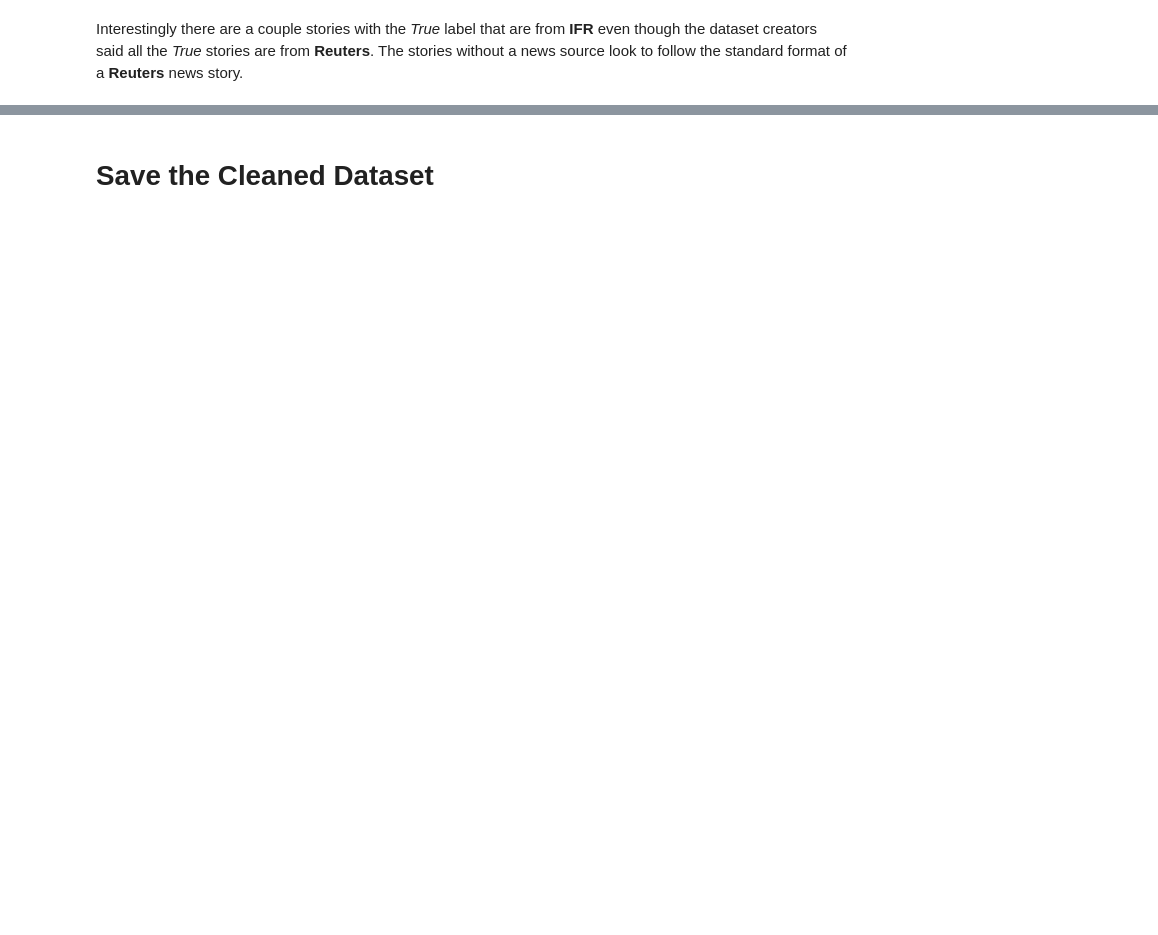
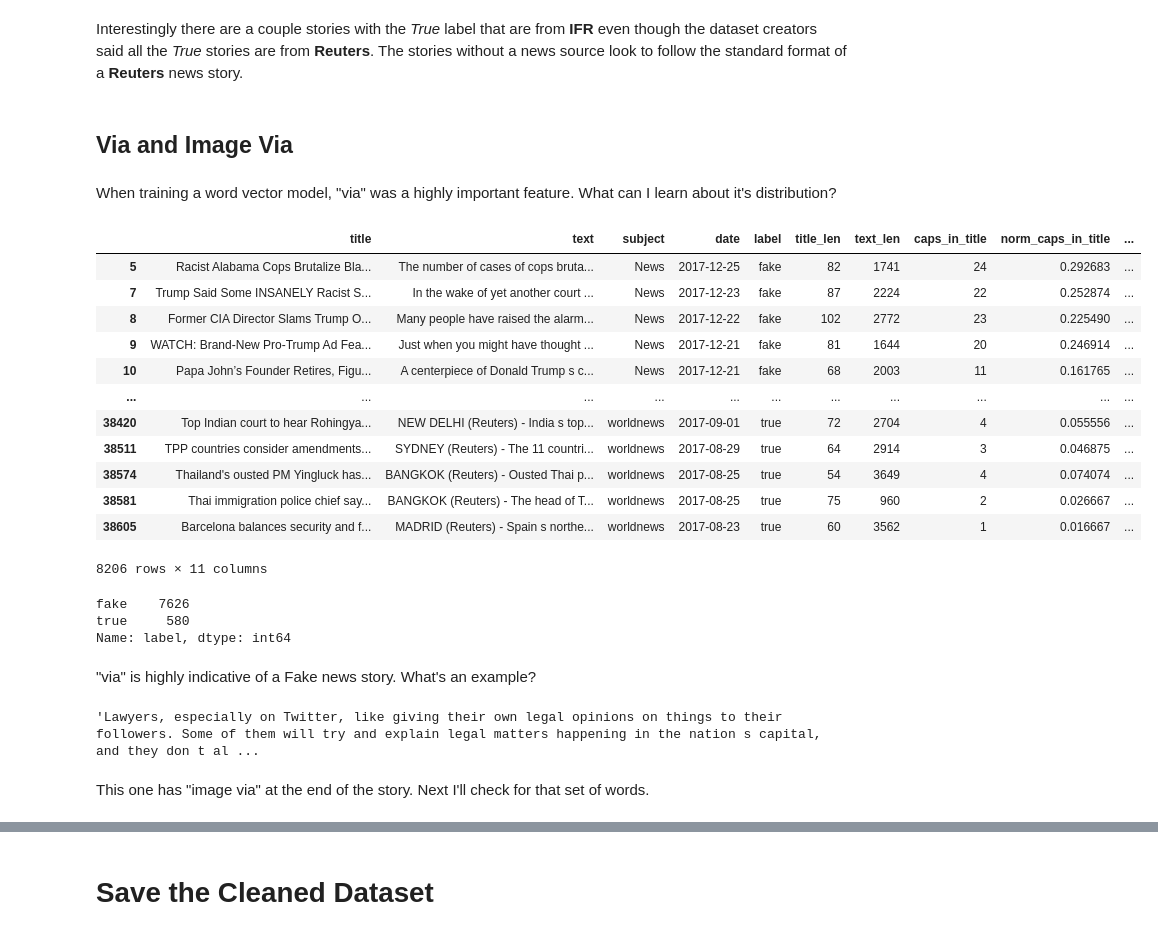
Before and after one commit to merb92/fake-news-classification, a Jupyter notebook: notebooks/eda.ipynb, the cells around one changed output, grey strips where cells are left out. Cells and saved outputs as stored; diff of their text form; code cells hidden in the pictures; blank space fills up the shorter version.

Commit message:
ADD EDA of "via" and "image via"

```diff
--- a/notebooks/eda.ipynb
+++ b/notebooks/eda.ipynb
@@ -807,3 +812,39 @@ df_true_not_reuters_paren
 | 35772 | Run or wait? Tokyo's Koike faces ... | TOKYO - Tokyo Governor Yuriko Koi... | worldnews | 2017-10-02 | true | 62 | 4975 | 4 | 0.064516 | ... |
 # %% [markdown]
 Interestingly there are a couple stories with the *True* label that are from **IFR** even though the dataset creators said all the *True* stories are from **Reuters**.  The stories without a news source look to follow the standard format of a **Reuters** news story.
+# %% [markdown]
+## Via and Image Via
+# %% [markdown]
+When training a word vector model, "via" was a highly important feature.  What can I learn about it's distribution?
+# %%
+df_via = df_clean[df_clean.text.apply(lambda news_text: check_string_for(' via', news_text))]
+# %%
+df_via
+# %% [output]
+|  | title | text | subject | date | label | title_len | text_len | caps_in_title | norm_caps_in_title | ... |
+| 5 | Racist Alabama Cops Brutalize Bla... | The number of cases of cops bruta... | News | 2017-12-25 | fake | 82 | 1741 | 24 | 0.292683 | ... |
+| 7 | Trump Said Some INSANELY Racist S... | In the wake of yet another court ... | News | 2017-12-23 | fake | 87 | 2224 | 22 | 0.252874 | ... |
+| 8 | Former CIA Director Slams Trump O... | Many people have raised the alarm... | News | 2017-12-22 | fake | 102 | 2772 | 23 | 0.225490 | ... |
+| 9 | WATCH: Brand-New Pro-Trump Ad Fea... | Just when you might have thought ... | News | 2017-12-21 | fake | 81 | 1644 | 20 | 0.246914 | ... |
+| 10 | Papa John’s Founder Retires, Figu... | A centerpiece of Donald Trump s c... | News | 2017-12-21 | fake | 68 | 2003 | 11 | 0.161765 | ... |
+| ... | ... | ... | ... | ... | ... | ... | ... | ... | ... | ... |
+| 38420 | Top Indian court to hear Rohingya... | NEW DELHI (Reuters) - India s top... | worldnews | 2017-09-01 | true | 72 | 2704 | 4 | 0.055556 | ... |
+| 38511 | TPP countries consider amendments... | SYDNEY (Reuters) - The 11 countri... | worldnews | 2017-08-29 | true | 64 | 2914 | 3 | 0.046875 | ... |
+| 38574 | Thailand's ousted PM Yingluck has... | BANGKOK (Reuters) - Ousted Thai p... | worldnews | 2017-08-25 | true | 54 | 3649 | 4 | 0.074074 | ... |
+| 38581 | Thai immigration police chief say... | BANGKOK (Reuters) - The head of T... | worldnews | 2017-08-25 | true | 75 | 960 | 2 | 0.026667 | ... |
+| 38605 | Barcelona balances security and f... | MADRID (Reuters) - Spain s northe... | worldnews | 2017-08-23 | true | 60 | 3562 | 1 | 0.016667 | ... |
+8206 rows × 11 columns
+# %%
+df_via['label'].value_counts()
+# %% [output]
+fake    7626
+true     580
+Name: label, dtype: int64
+# %% [markdown]
+"via" is highly indicative of a Fake news story.  What's an example?
+# %%
+df_via.iloc[1000].text
+# %% [output]
+'Lawyers, especially on Twitter, like giving their own legal opinions on things to their followers. Some of them will try and explain legal matters happening in the nation s capital, and they don t al ...
+# %% [markdown]
+This one has "image via" at the end of the story.  Next I'll check for that set of words.
```
Also changed, not shown: parts of 6 cells of this notebook.
